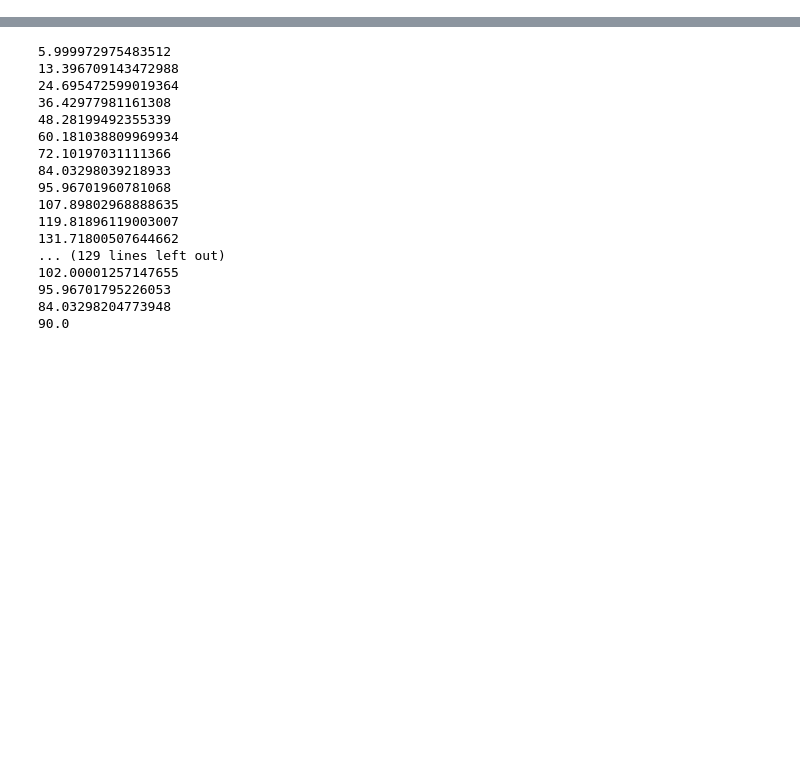
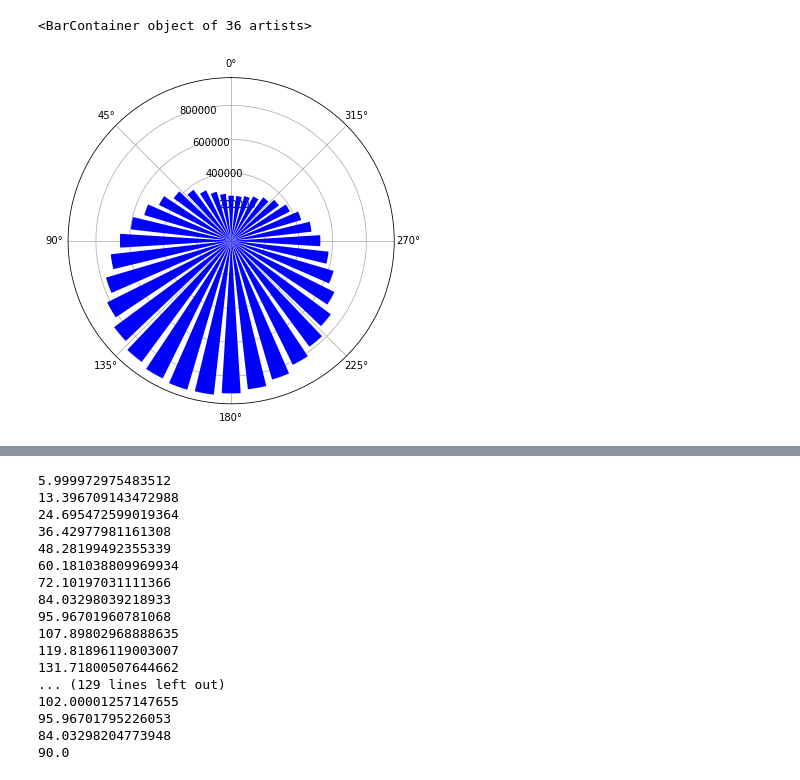
Before and after one commit to cycle13/climate, a Jupyter notebook: test.ipynb, the cells around one changed output, grey strips where cells are left out. Drawn from its saved outputs; the diff is of its cells as text; code cells hidden in the pictures; blank space fills up the shorter version.

```diff
--- a/test.ipynb
+++ b/test.ipynb
@@ -19,0 +34,44 @@ Direct radiation matrix created: C:\Users\tgerrish\Documents\GitHub\climate\test
+# %%
+import math
+def calRadRoseRes(tiltedRoseVectors, TregenzaPatchesNormalVectors, genCumSkyResult, testPoint = np.array([0, 0, 0]), bldgMesh = [], groundRef = 0):
+        radResult = []; sunUpHours = 1
+        for vec in tiltedRoseVectors:
+            radiation = 0; groundRadiation = 0; patchNum = 0;
+            for patchVec in TregenzaPatchesNormalVectors:
+                vecAngle = angle_between(patchVec, vec, degrees=True)
+
+                if  vecAngle < 90:
+                    check = 1
+
+                    if check == 1:
+                        radiation = radiation + genCumSkyResult[patchNum] * math.cos(math.radians(vecAngle))
+                        groundRadiation = groundRadiation + genCumSkyResult[patchNum] * math.cos(math.radians(vecAngle)) * (groundRef/100) * 0.5
+                patchNum += 1
+            radResult.append((groundRadiation + radiation)/sunUpHours)
+        return radResult
+# %%
+# Ladybug method for radiaiton rose creation
+numOfArrows = 36
+roseAngles = np.arange(0, 360, (360 / numOfArrows))
+surfaceTiltAngle = 90
+zVector = (0,0,1)
+tiltedRoseVectors = a.radiation_rose_vectors
+
+
+
+cenPt = np.array([0, 0, 0])
+# patchesNormalVectors = a.tregenza_sky_dome["patch_vectors"]
+patchesNormalVectors = a.reinhart_sky_dome["patch_vectors"]
+
+res_rose = calRadRoseRes(tiltedRoseVectors, patchesNormalVectors, a.total_sky_matrix.sum(axis=0))
+
+fig, ax = plt.subplots(1, 1, figsize=(6, 6), subplot_kw={'projection': "polar"})
+ax.set_theta_zero_location("N")
+ax.set_theta_direction(1)
+ax.bar(
+    np.radians(np.linspace(0, 350, 36)),
+    res_rose,
+    width=(np.pi * 2 / 36)-0.05, zorder=5, bottom=0.0, color="b", alpha=1)
+# %% [output]
+<BarContainer object of 36 artists>
+[figure, added]
```
Also changed, not shown: parts of 7 cells of this notebook, 5 other files.
